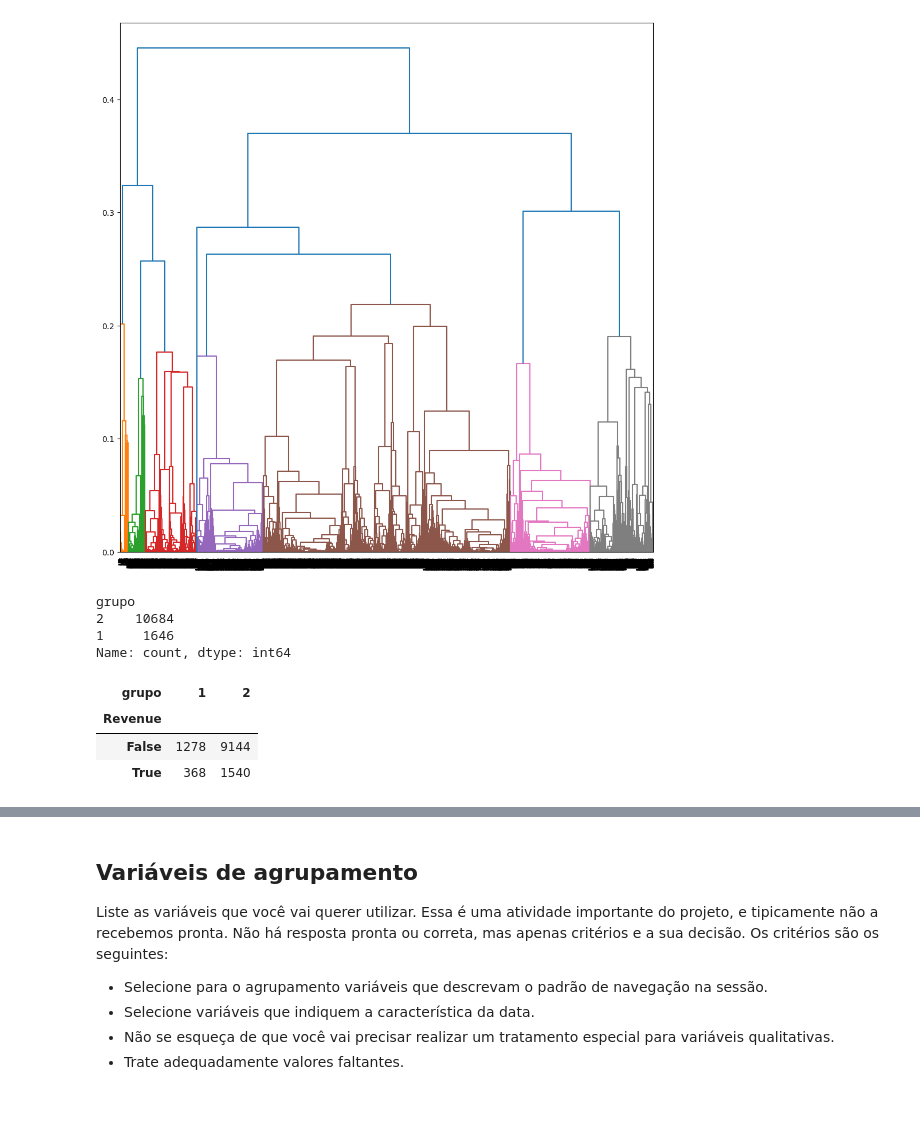
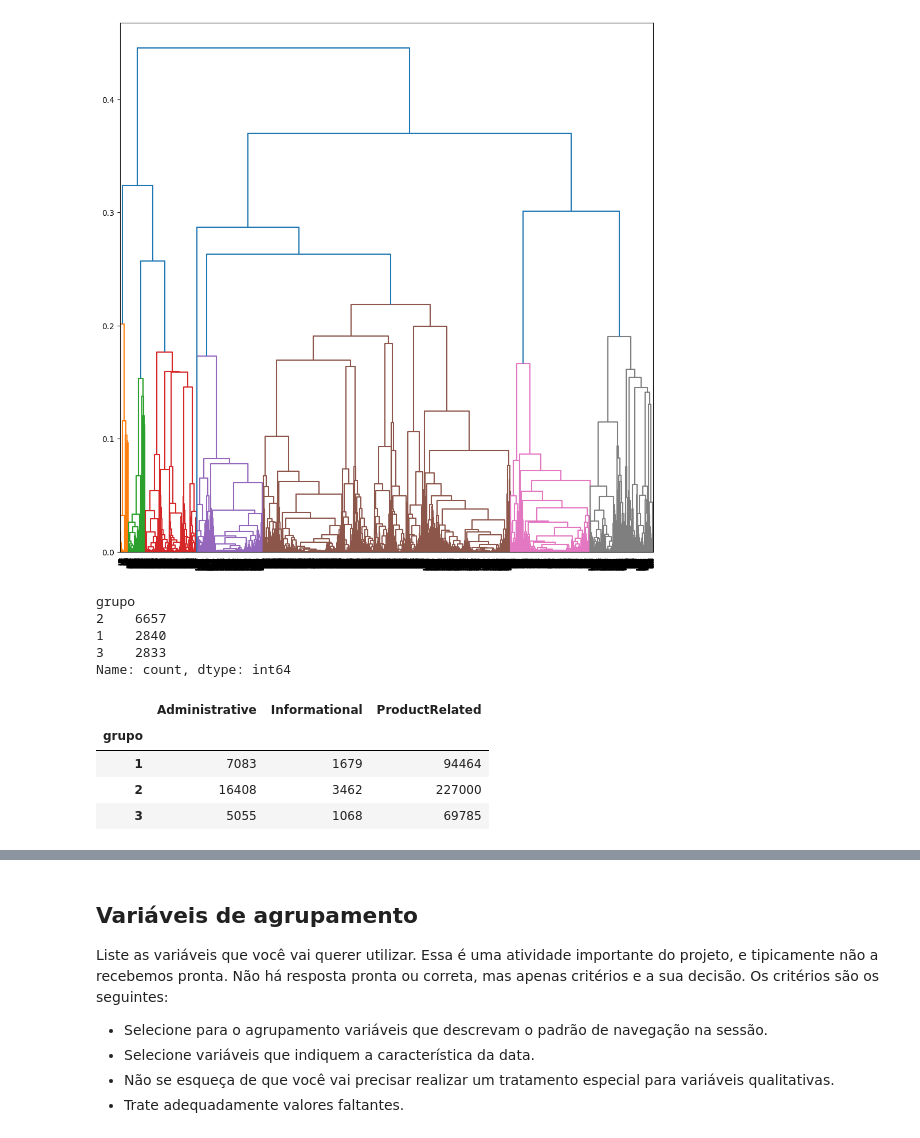
Before and after one commit to marceloaires7/EBAC-Exercicios, a Jupyter notebook: Exercício_Cientista_de_dados_Módulo30/Exercício 2/mod30_tarefa02.ipynb, the cells around one changed output, grey strips where cells are left out. Cells and saved outputs as stored; diff of their text form; code cells hidden in the pictures; blank space fills up the shorter version.

```diff
--- a/Exercício_Cientista_de_dados_Módulo30/Exercício 2/mod30_tarefa02.ipynb
+++ b/Exercício_Cientista_de_dados_Módulo30/Exercício 2/mod30_tarefa02.ipynb
@@ -228,19 +241,22 @@ print(f"Leaves = {len(dn['leaves'])}")
 Leaves = 11417
 [figure]
 # %%
-df_dummy['grupo'] = fcluster(Z, 2, criterion='maxclust')
-df_dummy.grupo.value_counts()
+df_pad['grupo'] = fcluster(Z, 3, criterion='maxclust')
+df_pad.grupo.value_counts()
 # %% [output]
 grupo
-2    10684
-1     1646
+2    6657
+1    2840
+3    2833
 Name: count, dtype: int64
-# %%
-df_dummy2 = df.reset_index().merge(df_dummy.reset_index(), how='left')
-df_dummy2.groupby(['Revenue',
-                   'grupo'])['index'].count().unstack().fillna(0).style.format(precision=0)
-# %% [output]
-| grupo | 1 | 2 |
-| Revenue |  |  |
-| False | 1278 | 9144 |
-| True | 368 | 1540 |
+# %%
+df3 = df.reset_index().merge(df_pad['grupo'].reset_index(), how='left')
+df3.groupby(['grupo'])[['Administrative',
+                       'Informational',
+                       'ProductRelated']].sum()
+# %% [output]
+|  | Administrative | Informational | ProductRelated |
+| grupo |  |  |  |
+| 1 | 7083 | 1679 | 94464 |
+| 2 | 16408 | 3462 | 227000 |
+| 3 | 5055 | 1068 | 69785 |
```
Also changed, not shown: parts of 10 cells of this notebook.
